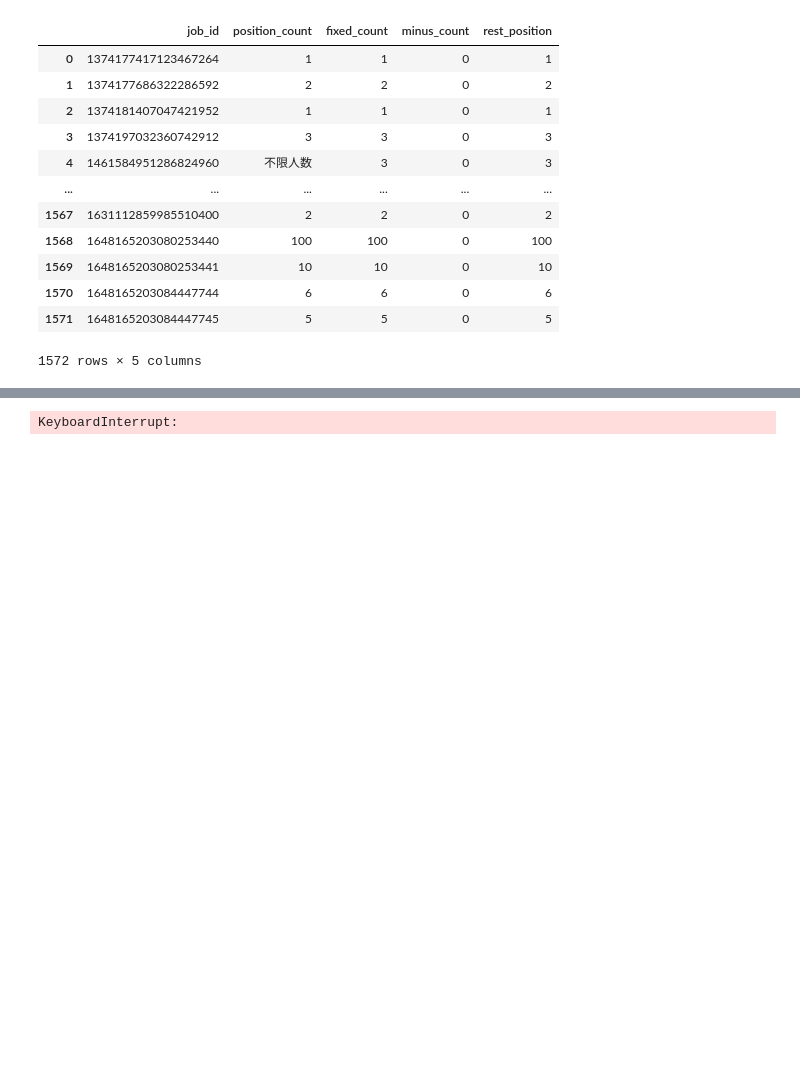
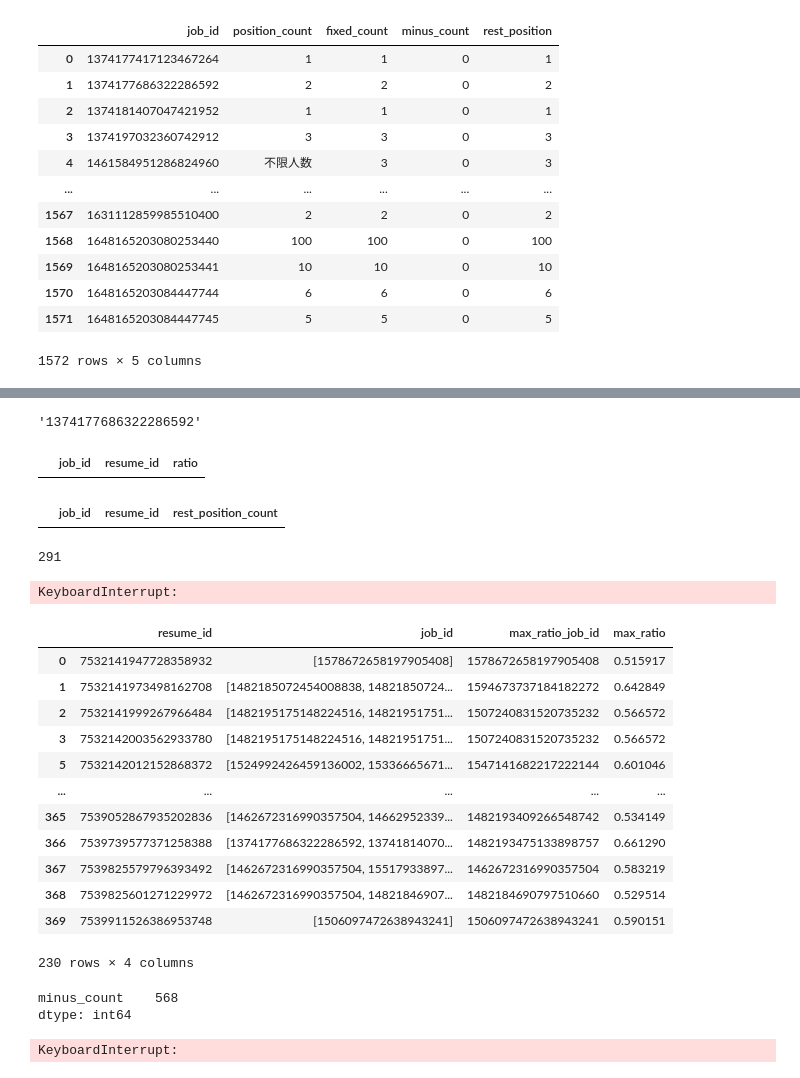
Before and after one commit to zyaaagit/taidi-d, a Jupyter notebook: code/Q4/Q4_rec.ipynb, the cells around one changed output, grey strips where cells are left out. Cells and saved outputs as stored; diff of their text form; code cells hidden in the pictures; blank space fills up the shorter version.

```diff
--- a/code/Q4/Q4_rec.ipynb
+++ b/code/Q4/Q4_rec.ipynb
@@ -182,6 +192,8 @@ def jobOriginal_to_offer(joblist_match_resume, fixed_joblist_inf, threshold = 0.
     return offer_df
 
 
+
+
 def offer_to_acept(offer_df, resume_match_job, threshold=.3):
     """
     offer_df: 岗位offer发放信息表，包含岗位id，接受到该岗位id发送的简历id（列表形式），以及该岗位的招聘人数
@@ -199,8 +211,16 @@ def offer_to_acept(offer_df, resume_match_job, threshold=.3):
 
     def get_max_ratio_job_id(resume_id, job_ids):
         df_filtered = resume_match_job[(resume_match_job['resume_id'] == resume_id) & (resume_match_job['job_id'].isin(job_ids))]
-        max_ratio_index = df_filtered['ratio'].idxmax()
-        return df_filtered.loc[max_ratio_index]['job_id'], df_filtered.loc[max_ratio_index]['ratio']
+        if len(df_filtered) == 0:
+            return None, None
+        else:
+            max_ratio_index = df_filtered['ratio'].idxmax()
+            return df_filtered.loc[max_ratio_index]['job_id'], df_filtered.loc[max_ratio_index]['ratio']
+
+    # def get_max_ratio_job_id(resume_id, job_ids):
+    #     df_filtered = resume_match_job[(resume_match_job['resume_id'] == resume_id) & (resume_match_job['job_id'].isin(job_ids))]
+    #     max_ratio_index = df_filtered['ratio'].idxmax()
+    #     return df_filtered.loc[max_ratio_index]['job_id'], df_filtered.loc[max_ratio_index]['ratio']
     print(len(acept_df))
     if len(acept_df) > 0:
         # 应用函数
@@ -287,0 +299,3 @@ dtype: object
+# %%
+offer_df = jobOriginal_to_offer(joblist_match_resume, fixed_joblist_inf, threshold=0)
+offer_df
@@ -288,3 +343,43 @@ dtype: object
+# %%
+job_id
+# %% [output]
+'1374177686322286592'
+# %%
+joblist_match_resume[joblist_match_resume['job_id'] == '1374177686322286592' ]
+# %% [output]
+|  | job_id | resume_id | ratio |
+# %%
+offer_df
+# %% [output]
+|  | job_id | resume_id | rest_position_count |
+# %%
+acept_df = offer_to_acept(offer_df,resume_match_job, threshold=0)
+# %% [output]
+291
+KeyboardInterrupt:
+# %%
+acept_df
+# %% [output]
+|  | resume_id | job_id | max_ratio_job_id | max_ratio |
+| 0 | 7532141947728358932 | [1578672658197905408] | 1578672658197905408 | 0.515917 |
+| 1 | 7532141973498162708 | [1482185072454008838, 14821850724... | 1594673737184182272 | 0.642849 |
+| 2 | 7532141999267966484 | [1482195175148224516, 14821951751... | 1507240831520735232 | 0.566572 |
+| 3 | 7532142003562933780 | [1482195175148224516, 14821951751... | 1507240831520735232 | 0.566572 |
+| 5 | 7532142012152868372 | [1524992426459136002, 15336665671... | 1547141682217222144 | 0.601046 |
+| ... | ... | ... | ... | ... |
+| 365 | 7539052867935202836 | [1462672316990357504, 14662952339... | 1482193409266548742 | 0.534149 |
+| 366 | 7539739577371258388 | [1374177686322286592, 13741814070... | 1482193475133898757 | 0.661290 |
+| 367 | 7539825579796393492 | [1462672316990357504, 15517933897... | 1462672316990357504 | 0.583219 |
+| 368 | 7539825601271229972 | [1462672316990357504, 14821846907... | 1482184690797510660 | 0.529514 |
+| 369 | 7539911526386953748 | [1506097472638943241] | 1506097472638943241 | 0.590151 |
+230 rows × 4 columns
+# %%
+if len(acept_df) > 0:
+    fixed_joblist_inf, resume_match_job, joblist_match_resume = acept_fix_original(acept_df, fixed_joblist_inf, resume_match_job, joblist_match_resume)
+print(fixed_joblist_inf[['minus_count']].sum())
+# %% [output]
+minus_count    568
+dtype: int64
 # %%
 while True:
 
```
Also changed, not shown: parts of 8 cells of this notebook, 1 other file.
